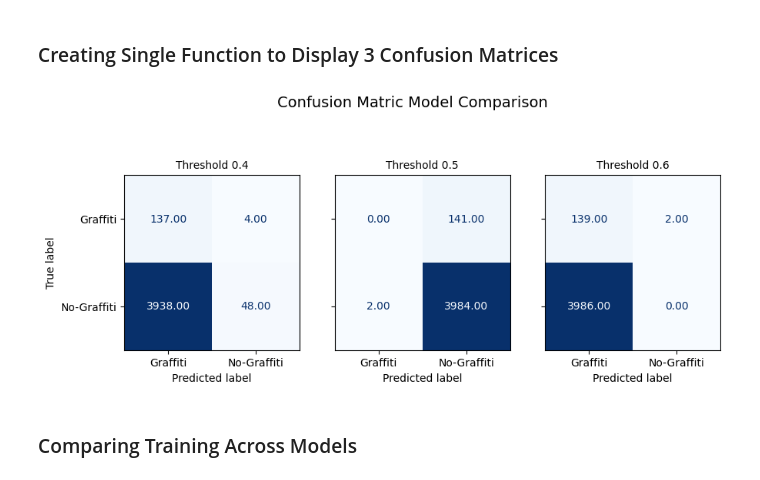
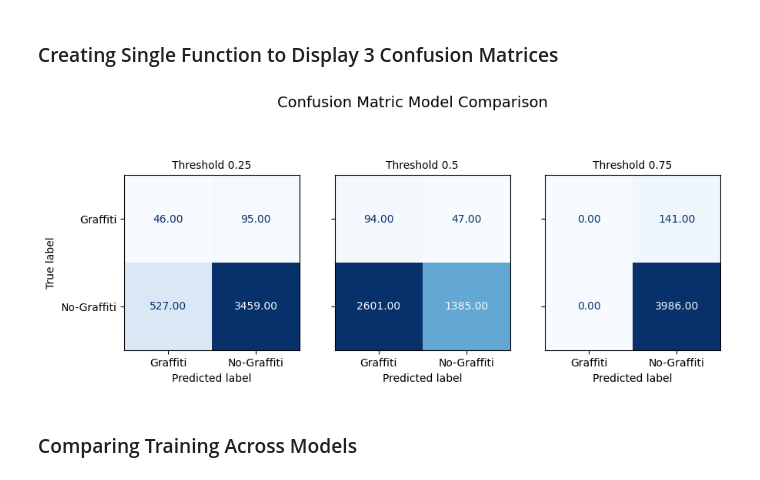
Before and after one commit to pinstripezebra/graffiti_prediction, a Jupyter notebook: model_training.ipynb, the cells around one changed output. Saved outputs shown, nothing was run; the diff lists cells and outputs as text; code cells hidden in the pictures.

```diff
--- a/model_training.ipynb
+++ b/model_training.ipynb
@@ -266,7 +231,7 @@ Total Fraudulent Transactions:  3986
 
 Now that we have our training data and model defined we can now train it
 # %%
-low_threshold, medium__threshold, high_threshold = 0.25, 0.5, 0.75
+low_threshold, medium_threshold, high_threshold = 0.25, 0.5, 0.75
 # Initializing and compiling models
 normal_threshold_model = create_model(image_height, image_width,
                                       tfa.metrics.F1Score(num_classes = 2, threshold = low_threshold, average="micro"))
@@ -277,12 +242,12 @@ high_threshold_model = create_model(image_height, image_width,
 
 # only training if the model doesnt already exist then
 if "normal_model.pkl" not in file_list:
-  history = my_model.fit(
+  history = normal_threshold_model.fit(
     train_ds,
     validation_data=val_ds,
     epochs=5
   )
-  joblib.dump(my_model, './models/my_model.pkl')
+  joblib.dump(normal_threshold_model, './models/my_model.pkl')
   # Writing history to csv
   pd.DataFrame(history.history).to_csv('./history/medium_threshold_history.csv')
 if "low_threshold_model.pkl" not in file_list:
@@ -309,5 +272,5 @@ NameError: name 'low_threshold' is not defined
 # First making predictions on test and train datasets
 train_predictions_baseline = my_model.predict(train_ds, batch_size=batch_size)
 test_predictions_baseline = my_model.predict(val_ds, batch_size=batch_size)
-predictions, labels = make_predictions(my_model, val_ds, 0.5)
+predictions, labels = make_predictions(my_model, val_ds, medium_threshold)
 # %% [output]
@@ -343,5 +306,5 @@ Total Fraudulent Transactions:  3986
 # %%
-low_threshold_predictions, low_threshold_labels = make_predictions(low_threshold_model, val_ds, 0.4)
+low_threshold_predictions, low_threshold_labels = make_predictions(low_threshold_model, val_ds, low_threshold)
 # Generating confusion matrix on test set
-plot_cm(low_threshold_labels, low_threshold_predictions, 0.4)
+plot_cm(low_threshold_labels, low_threshold_predictions, low_threshold)
 # %% [output]
@@ -366,5 +329,5 @@ Total Fraudulent Transactions:  3986
 # %%
-high_threshold_predictions, high_threshold_labels = make_predictions(high_threshold_model, val_ds, 0.6)
+high_threshold_predictions, high_threshold_labels = make_predictions(high_threshold_model, val_ds, high_threshold)
 # Generating confusion matrix on test set
-plot_cm(high_threshold_labels, high_threshold_predictions, 0.6)
+plot_cm(high_threshold_labels, high_threshold_predictions, high_threshold)
 # %% [output]
@@ -395,41 +358,38 @@ display_labels = ["Graffiti", "No-Graffiti"]
 values_format = ".2f"
 f, axes = plt.subplots(1, 3, figsize=(10, 5))
 
-low_threshold = 0.4
-medium_threshold = 0.5
-high_threshold = 0.6
 
 # Creating confusion matrices
 cm1 = confusion_matrix(low_threshold_labels, low_threshold_predictions > low_threshold)
 cm2 = confusion_matrix(labels, predictions > medium_threshold)
 cm3 = confusion_matrix(high_threshold_labels, high_threshold_predictions > high_threshold)
 
 # Assembling into subplot
 ConfusionMatrixDisplay(confusion_matrix=cm1, display_labels=display_labels).plot(
     include_values=True, cmap=cmap, ax=axes[0], colorbar=colorbar, values_format=values_format)
 
 ConfusionMatrixDisplay(confusion_matrix=cm2, display_labels=display_labels).plot(
     include_values=True, cmap=cmap, ax=axes[1], colorbar=colorbar, values_format=values_format)
 
 ConfusionMatrixDisplay(confusion_matrix=cm3, display_labels=display_labels).plot(
     include_values=True, cmap=cmap, ax=axes[2], colorbar=colorbar, values_format=values_format)
 
 # Removing extra y axis lables
 axes[1].set_ylabel('')
 axes[2].set_ylabel('')
 axes[1].yaxis.set_ticklabels([ '', ''])
 axes[2].yaxis.set_ticklabels([ '', ''])
 
 # Adding Titles
 title_size = 10
-axes[0].set_title("Threshold 0.4", size=title_size)
-axes[1].set_title("Threshold 0.5", size=title_size)
-axes[2].set_title("Threshold 0.6", size=title_size)
+axes[0].set_title("Threshold {threshold}".format(threshold = low_threshold), size=title_size)
+axes[1].set_title("Threshold {threshold}".format(threshold = medium_threshold), size=title_size)
+axes[2].set_title("Threshold {threshold}".format(threshold = high_threshold), size=title_size)
 
 f.suptitle("Confusion Matric Model Comparison", size=14, y=0.93)
 plt.show()
 # %% [output]
-[figure, old version]
+[figure, new version]
 # %% [markdown]
 ### Comparing Training Across Models
 # %%
```
Also changed, not shown: parts of 14 cells of this notebook.
